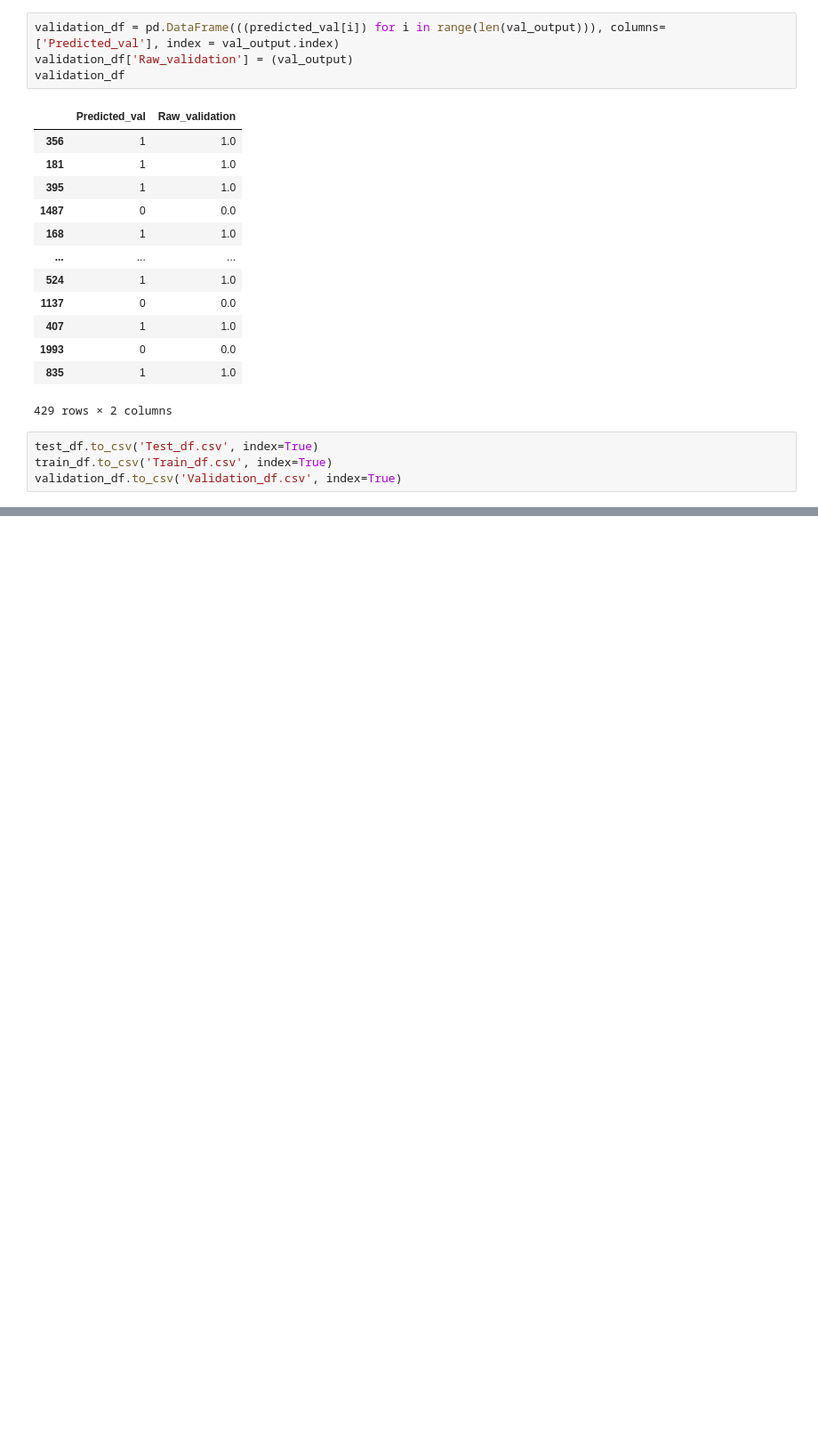
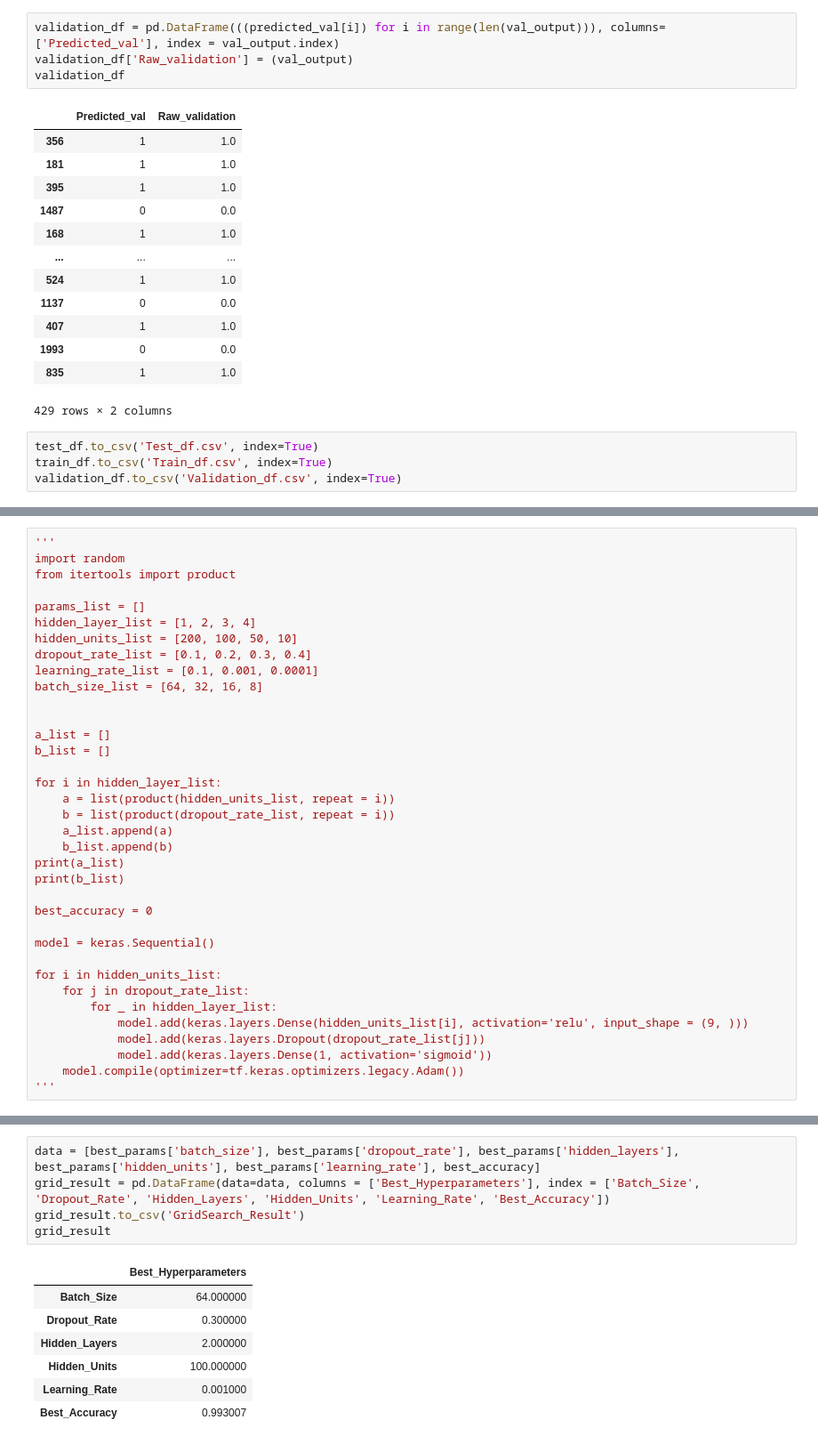
Before and after one commit to jongyunwoo/knocking-classification-and-multi-regression, a Jupyter notebook: classification/knocking classification.ipynb, the cells around one changed output, grey strips where cells are left out. Shown: that part at 89% size. Saved outputs shown, nothing was run; the diff lists cells and outputs as text; blank space fills up the shorter version.

```diff
--- a/classification/knocking classification.ipynb
+++ b/classification/knocking classification.ipynb
@@ -409,0 +412,36 @@ metrics_df
+# %%
+'''
+import random
+from itertools import product
+
+params_list = []
+hidden_layer_list = [1, 2, 3, 4]
+hidden_units_list = [200, 100, 50, 10]
+dropout_rate_list = [0.1, 0.2, 0.3, 0.4]
+learning_rate_list = [0.1, 0.001, 0.0001]
+batch_size_list = [64, 32, 16, 8]
+
+
+a_list = []
+b_list = []
+
+for i in hidden_layer_list:
+    a = list(product(hidden_units_list, repeat = i))
+    b = list(product(dropout_rate_list, repeat = i))
+    a_list.append(a)
+    b_list.append(b)
+print(a_list)
+print(b_list)
+
+best_accuracy = 0
+
+model = keras.Sequential()
+
+for i in hidden_units_list:
+    for j in dropout_rate_list:
+        for _ in hidden_layer_list:
+            model.add(keras.layers.Dense(hidden_units_list[i], activation='relu', input_shape = (9, )))
+            model.add(keras.layers.Dropout(dropout_rate_list[j]))
+            model.add(keras.layers.Dense(1, activation='sigmoid'))
+    model.compile(optimizer=tf.keras.optimizers.legacy.Adam())
+'''
@@ -409,0 +526,13 @@ metrics_df
+# %%
+data = [best_params['batch_size'], best_params['dropout_rate'], best_params['hidden_layers'], best_params['hidden_units'], best_params['learning_rate'], best_accuracy]
+grid_result = pd.DataFrame(data=data, columns = ['Best_Hyperparameters'], index = ['Batch_Size', 'Dropout_Rate', 'Hidden_Layers', 'Hidden_Units', 'Learning_Rate', 'Best_Accuracy'])
+grid_result.to_csv('GridSearch_Result')
+grid_result
+# %% [output]
+|  | Best_Hyperparameters |
+| Batch_Size | 64.000000 |
+| Dropout_Rate | 0.300000 |
+| Hidden_Layers | 2.000000 |
+| Hidden_Units | 100.000000 |
+| Learning_Rate | 0.001000 |
+| Best_Accuracy | 0.993007 |
```
Also changed, not shown: parts of 17 cells of this notebook, 10 other files.
